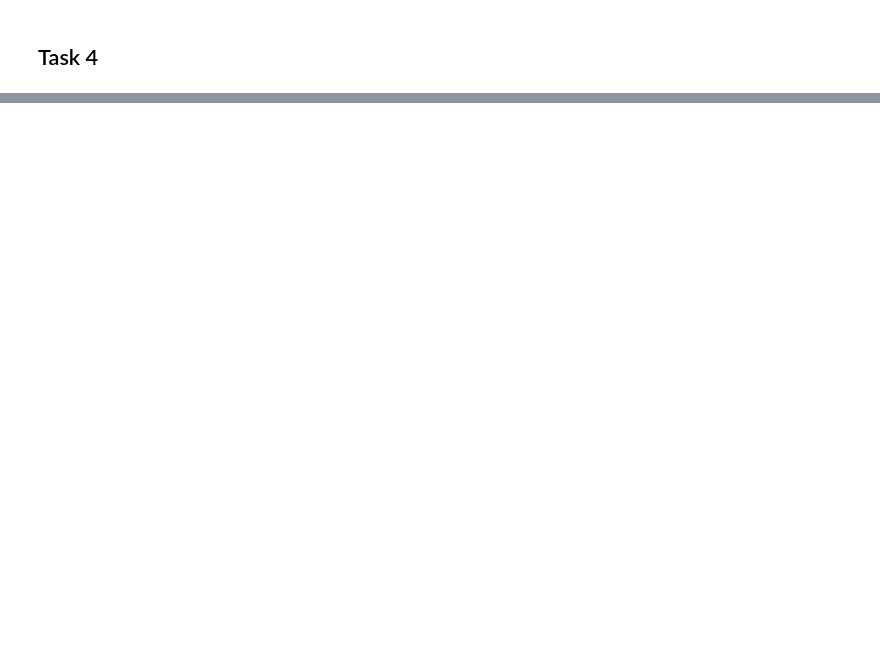
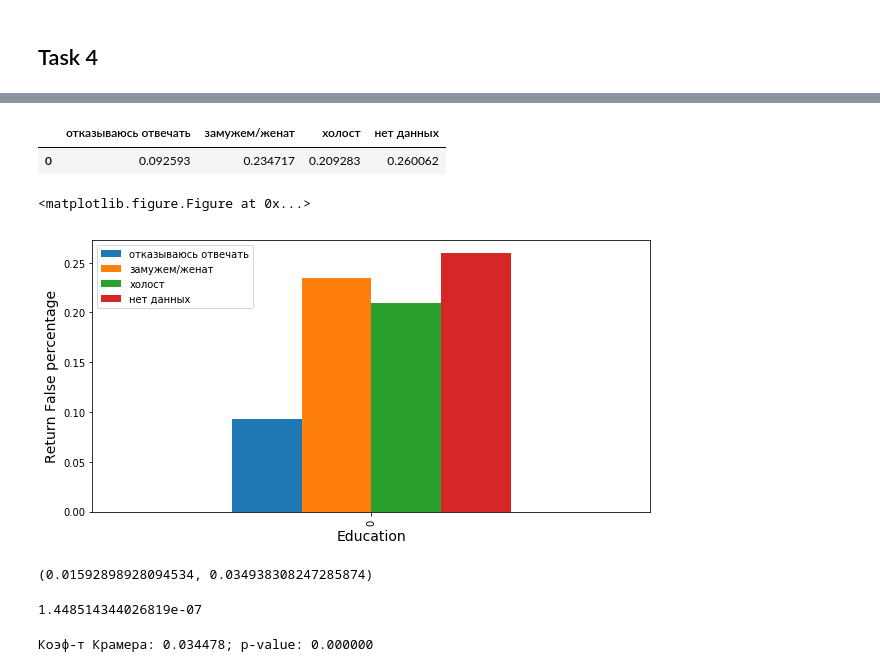
Before and after one commit to biellou/machine-learning-yandex, a Jupyter notebook: course4/week4/c4w4t2.ipynb, the cells around one changed output, grey strips where cells are left out. Drawn from its saved outputs; the diff is of its cells as text; code cells hidden in the pictures; blank space fills up the shorter version.

```diff
--- a/course4/week4/c4w4t2.ipynb
+++ b/course4/week4/c4w4t2.ipynb
@@ -179,0 +202,36 @@ print 'Коэф-т Крамера: %f; p-value: %f' % v_cramer(contingency_table
+# %%
+perc = []
+credit_mean = float(sum(credit['default']))/len(credit['default'])
+for i in range(0,4):
+    perc.append(float(sum(credit[credit['MARRIAGE'] ==  i]['default']))/ \
+                len(credit[credit['MARRIAGE'] ==  i]['default']))
+
+#len(perc)
+noreturns_percent = pd.DataFrame([perc],columns=['отказываюсь отвечать','замужем/женат','холост','нет данных'])
+noreturns_percent
+# %% [output]
+|  | отказываюсь отвечать | замужем/женат | холост | нет данных |
+| 0 | 0.092593 | 0.234717 | 0.209283 | 0.260062 |
+# %%
+plt.figure(figsize(10,5))
+noreturns_percent.plot.bar()
+plt.xlabel('Education', fontsize=14)
+plt.ylabel('Return False percentage', fontsize=14)
+pylab.show()
+# %% [output]
+<matplotlib.figure.Figure at 0x...>
+[figure, added]
+# %%
+proportions_diff_confint_ind(credit[credit['MARRIAGE'] ==  1]['default'], credit[credit['MARRIAGE'] ==  2]['default'])
+# %% [output]
+(0.01592898928094534, 0.034938308247285874)
+# %%
+proportions_diff_z_test(proportions_diff_z_stat_ind(credit[credit['MARRIAGE'] ==  1]['default'],
+                                                    credit[credit['MARRIAGE'] ==  2]['default']))
+# %% [output]
+1.448514344026819e-07
+# %%
+FC, pvalue = v_cramer(contingency_table_marriage)
+print 'Коэф-т Крамера: %f; p-value: %f' % v_cramer(contingency_table_marriage)
+# %% [output]
+Коэф-т Крамера: 0.034478; p-value: 0.000000
```
Also changed, not shown: parts of 12 cells of this notebook, 2 other files.
